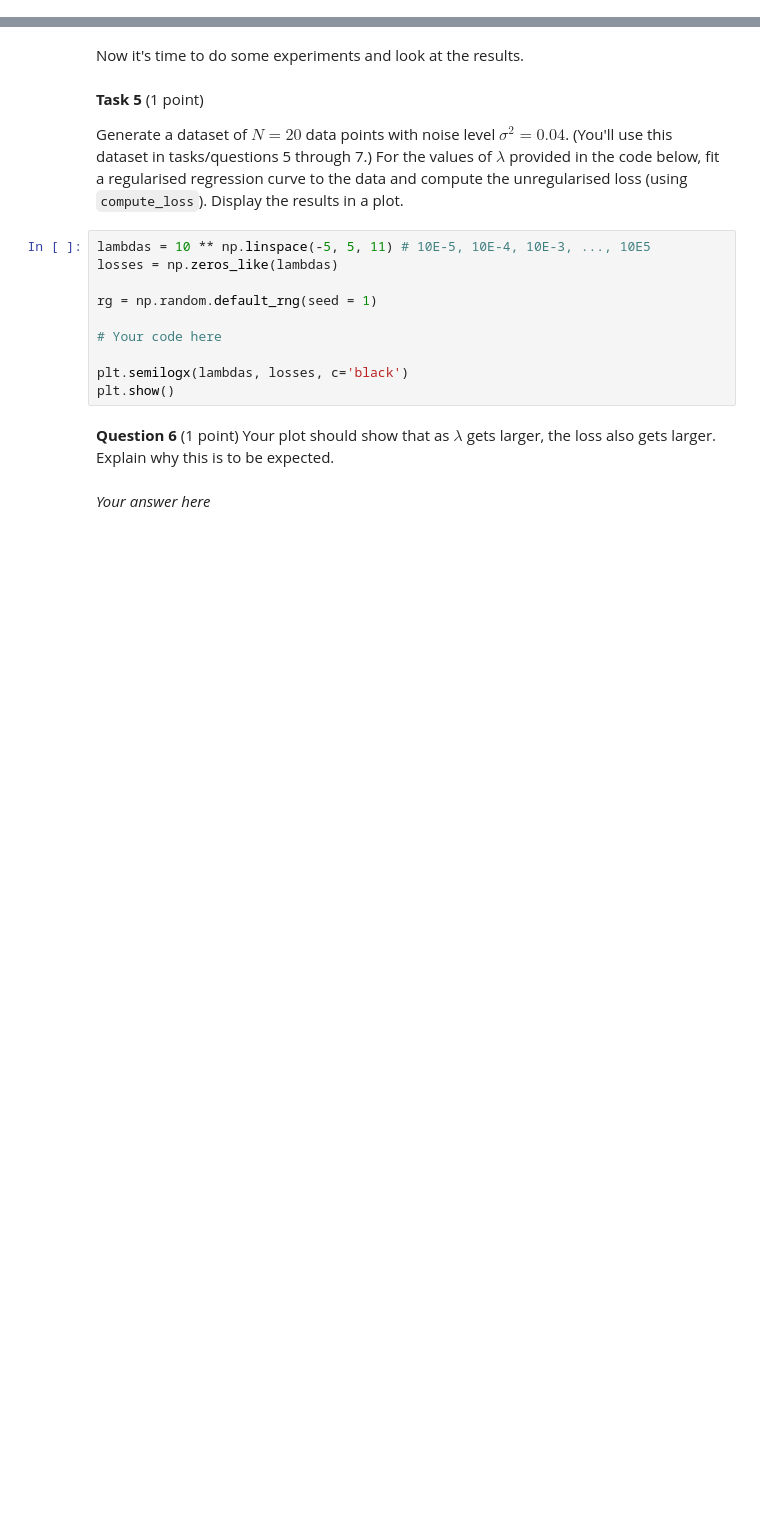
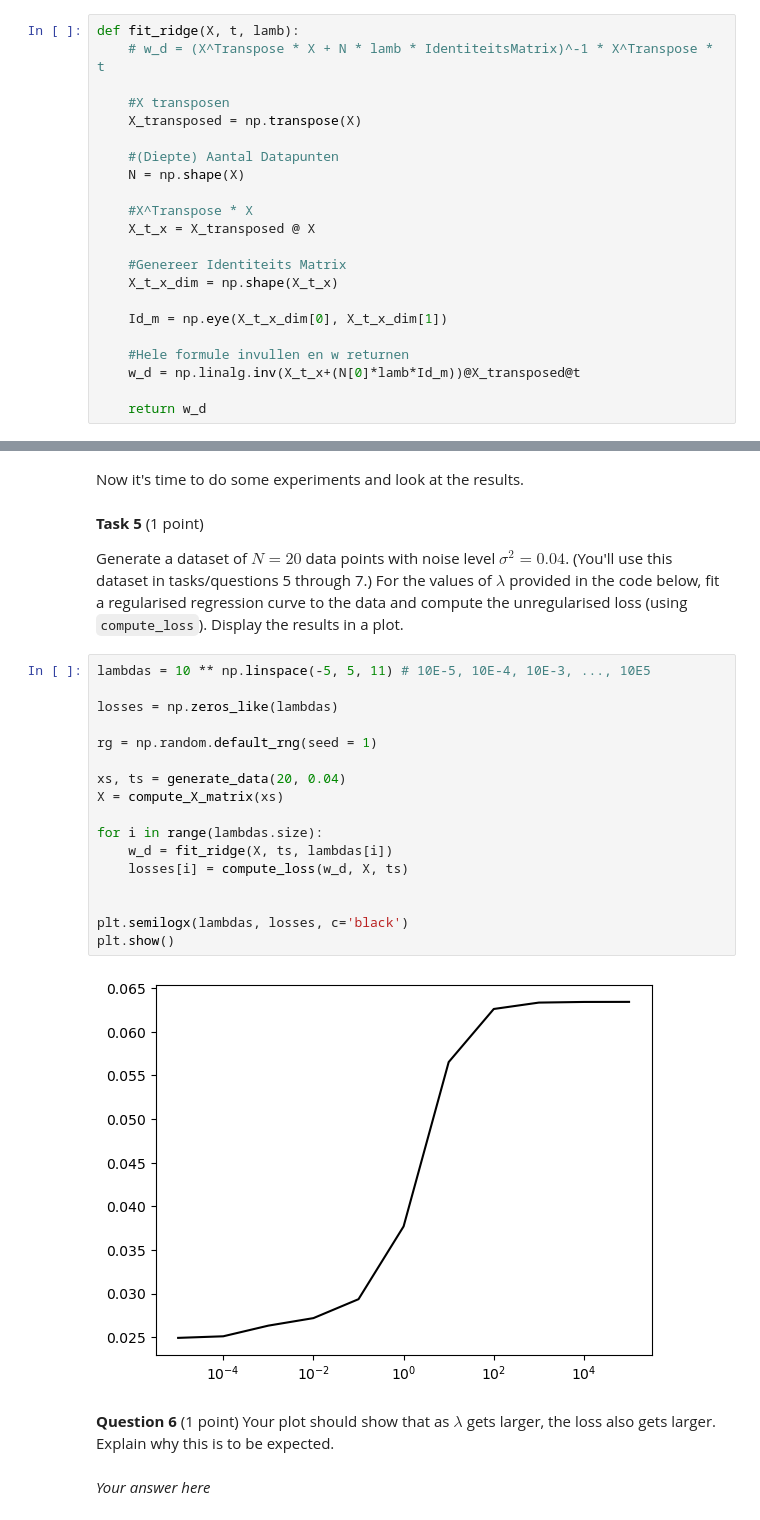
Before and after one commit to Maxouwe/ML-PRAC, a Jupyter notebook: ML2025_assignment1.ipynb, the cells around one changed output, grey strips where cells are left out. Saved outputs shown, nothing was run; the diff lists cells and outputs as text; blank space fills up the shorter version.

```diff
--- a/ML2025_assignment1.ipynb
+++ b/ML2025_assignment1.ipynb
@@ -173,3 +169,25 @@ def fit_ridge(X, t, lamb):
+# %%
+def fit_ridge(X, t, lamb):
+    # w_d = (X^Transpose * X + N * lamb * IdentiteitsMatrix)^-1 * X^Transpose * t
+
+    #X transposen
+    X_transposed = np.transpose(X)
+
+    #(Diepte) Aantal Datapunten
+    N = np.shape(X)
+
+    #X^Transpose * X
+    X_t_x = X_transposed @ X
+
+    #Genereer Identiteits Matrix
+    X_t_x_dim = np.shape(X_t_x)
+
+    Id_m = np.eye(X_t_x_dim[0], X_t_x_dim[1])
+
+    #Hele formule invullen en w returnen
+    w_d = np.linalg.inv(X_t_x+(N[0]*lamb*Id_m))@X_transposed@t
+
+    return w_d
 # %%
 # ██████████ TEST ██████████
 plot_regression_result(toy_xs, toy_t, fit_ridge(toy_X, toy_t, 0.01))
@@ -196,14 +217,23 @@ Now it's time to do some experiments and look at the results.
 Generate a dataset of $N=20$ data points with noise level $\sigma^2 = 0.04$. (You'll use this dataset in tasks/questions 5 through 7.) For the values of $\lambda$ provided in the code below, fit a regularised regression curve to the data and compute the unregularised loss (using `compute_loss`). Display the results in a plot.
 # %%
 lambdas = 10 ** np.linspace(-5, 5, 11) # 10E-5, 10E-4, 10E-3, ..., 10E5
+
 losses = np.zeros_like(lambdas)
 
 rg = np.random.default_rng(seed = 1)
 
-# Your code here
+xs, ts = generate_data(20, 0.04)
+X = compute_X_matrix(xs)
+
+for i in range(lambdas.size):
+    w_d = fit_ridge(X, ts, lambdas[i])
+    losses[i] = compute_loss(w_d, X, ts)
+
 
 plt.semilogx(lambdas, losses, c='black')
 plt.show()
+# %% [output]
+[figure, added]
 # %% [markdown]
 **Question 6** (1 point) Your plot should show that as $\lambda$ gets larger, the loss also gets larger. Explain why this is to be expected.
 # %% [markdown]
```
Also changed, not shown: parts of 4 cells of this notebook.
